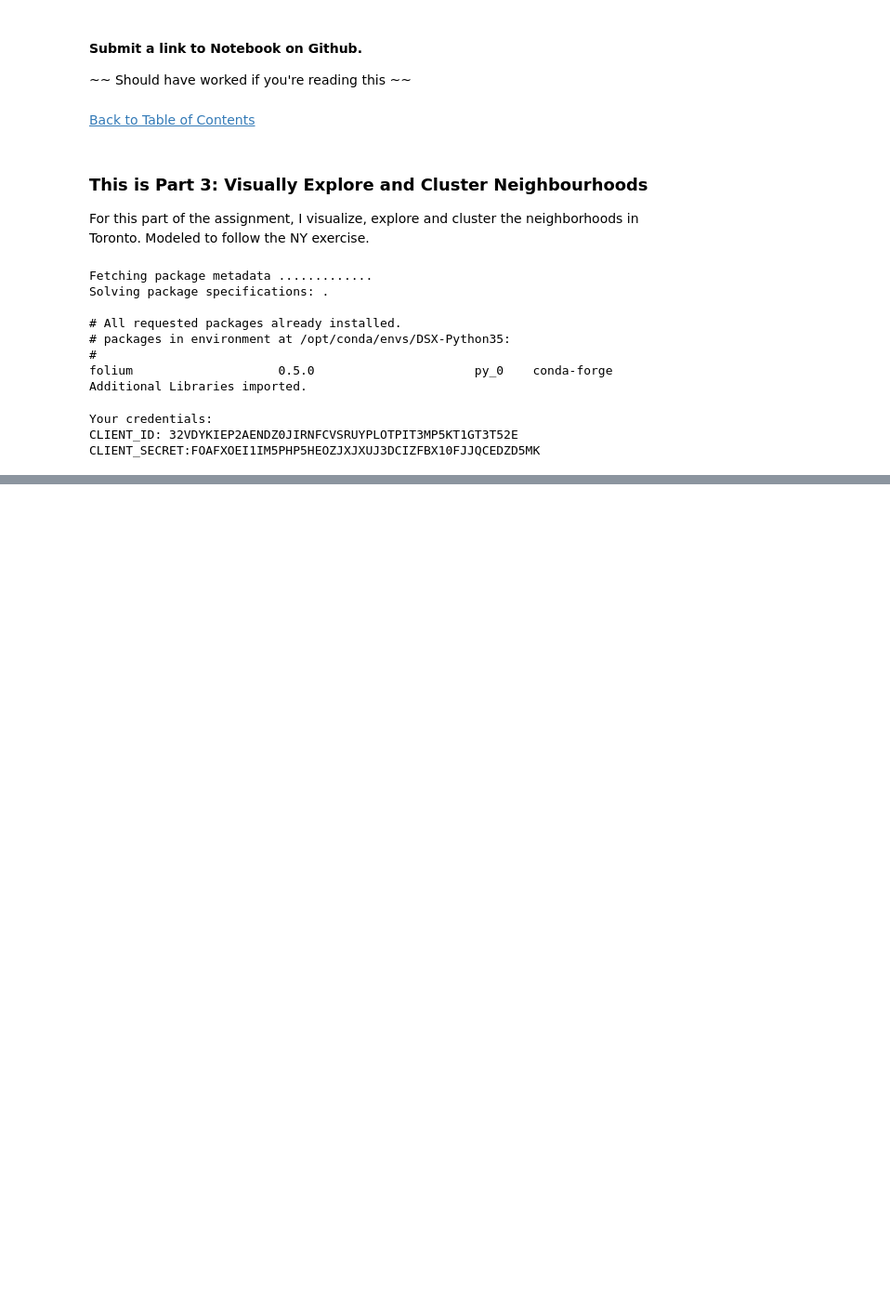
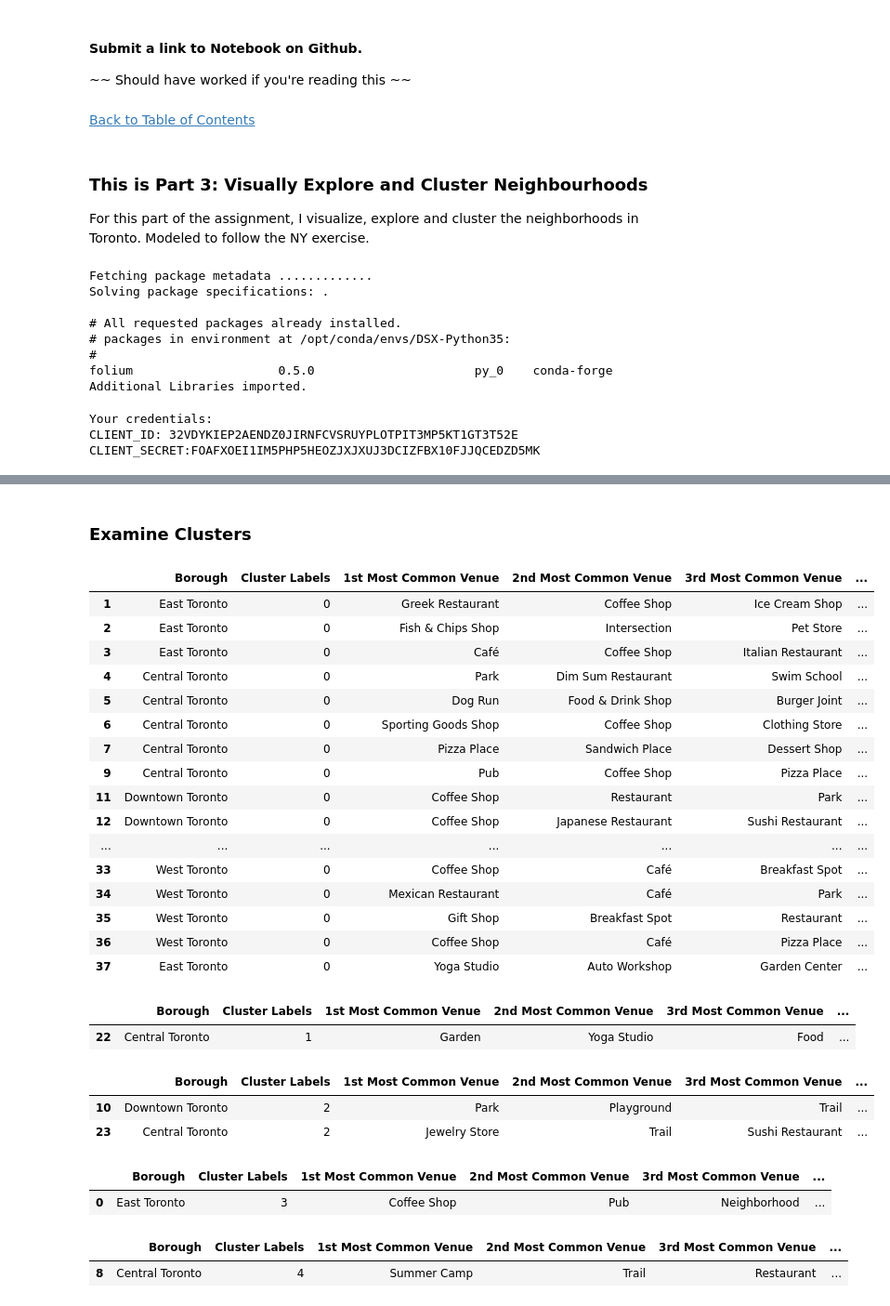
Before and after one commit to TimBrianBrady/Coursera_Capstone, a Jupyter notebook: Coursera - IBM Data Science Capstone - Week 3 - Part 1.ipynb, the cells around one changed output, grey strips where cells are left out. Shown at 93% size. Drawn from its saved outputs; the diff is of its cells as text; code cells hidden in the pictures; blank space fills up the shorter version.

```diff
--- a/Coursera - IBM Data Science Capstone - Week 3 - Part 1.ipynb
+++ b/Coursera - IBM Data Science Capstone - Week 3 - Part 1.ipynb
@@ -343,0 +568,9 @@ def getTorontoVenues(names, latitudes, longitudes, radius=500):
+# %%
+# Put information into new dataframe sorted for easy to digest info
+
+#define function:
+def return_most_common_venues(row, num_top_venues):
+    row_categories = row.iloc[1:]
+    row_categories_sorted = row_categories.sort_values(ascending=False)
+
+    return row_categories_sorted.index.values[0:num_top_venues]
@@ -343,0 +608,11 @@ def getTorontoVenues(names, latitudes, longitudes, radius=500):
+# %%
+# set number of clusters
+kclusters = 5
+
+toronto_grouped_clustering = toronto_grouped.drop("Neighbourhood", 1)
+
+# run k-means clustering
+kmeans = KMeans(n_clusters=kclusters, random_state=0).fit(toronto_grouped_clustering)
+
+# check cluster labels generated for each row in the dataframe
+kmeans.labels_[0:10]
@@ -343,0 +621,12 @@ def getTorontoVenues(names, latitudes, longitudes, radius=500):
+# %%
+# New dataframe with cluster # and top 10 venues for each neighbourhood.
+
+# add clustering labels
+neighbourhoods_venues_sorted.insert(0, 'Cluster Labels', kmeans.labels_)
+
+toronto_merged = toronto_data
+
+# merge toronto_grouped with toronto_data to add latitude/longitude for each neighborhood
+toronto_merged = toronto_merged.join(neighbourhoods_venues_sorted.set_index("Neighbourhood"), on="Neighbourhood")
+
+toronto_merged.head() # check the last columns!
@@ -343,0 +668,48 @@ def getTorontoVenues(names, latitudes, longitudes, radius=500):
+# %% [markdown]
+### Examine Clusters
+# %%
+# Cluster 1
+toronto_merged.loc[toronto_merged['Cluster Labels'] == 0, toronto_merged.columns[[1] + list(range(5, toronto_merged.shape[1]))]]
+# %% [output]
+|  | Borough | Cluster Labels | 1st Most Common Venue | 2nd Most Common Venue | 3rd Most Common Venue | ... |
+| 1 | East Toronto | 0 | Greek Restaurant | Coffee Shop | Ice Cream Shop | ... |
+| 2 | East Toronto | 0 | Fish & Chips Shop | Intersection | Pet Store | ... |
+| 3 | East Toronto | 0 | Café | Coffee Shop | Italian Restaurant | ... |
+| 4 | Central Toronto | 0 | Park | Dim Sum Restaurant | Swim School | ... |
+| 5 | Central Toronto | 0 | Dog Run | Food & Drink Shop | Burger Joint | ... |
+| 6 | Central Toronto | 0 | Sporting Goods Shop | Coffee Shop | Clothing Store | ... |
+| 7 | Central Toronto | 0 | Pizza Place | Sandwich Place | Dessert Shop | ... |
+| 9 | Central Toronto | 0 | Pub | Coffee Shop | Pizza Place | ... |
+| 11 | Downtown Toronto | 0 | Coffee Shop | Restaurant | Park | ... |
+| 12 | Downtown Toronto | 0 | Coffee Shop | Japanese Restaurant | Sushi Restaurant | ... |
+| ... | ... | ... | ... | ... | ... | ... |
+| 33 | West Toronto | 0 | Coffee Shop | Café | Breakfast Spot | ... |
+| 34 | West Toronto | 0 | Mexican Restaurant | Café | Park | ... |
+| 35 | West Toronto | 0 | Gift Shop | Breakfast Spot | Restaurant | ... |
+| 36 | West Toronto | 0 | Coffee Shop | Café | Pizza Place | ... |
+| 37 | East Toronto | 0 | Yoga Studio | Auto Workshop | Garden Center | ... |
+# %%
+# Cluster 2
+toronto_merged.loc[toronto_merged['Cluster Labels'] == 1, toronto_merged.columns[[1] + list(range(5, toronto_merged.shape[1]))]]
+# %% [output]
+|  | Borough | Cluster Labels | 1st Most Common Venue | 2nd Most Common Venue | 3rd Most Common Venue | ... |
+| 22 | Central Toronto | 1 | Garden | Yoga Studio | Food | ... |
+# %%
+# Cluster 3
+toronto_merged.loc[toronto_merged['Cluster Labels'] == 2, toronto_merged.columns[[1] + list(range(5, toronto_merged.shape[1]))]]
+# %% [output]
+|  | Borough | Cluster Labels | 1st Most Common Venue | 2nd Most Common Venue | 3rd Most Common Venue | ... |
+| 10 | Downtown Toronto | 2 | Park | Playground | Trail | ... |
+| 23 | Central Toronto | 2 | Jewelry Store | Trail | Sushi Restaurant | ... |
+# %%
+# Cluster 4
+toronto_merged.loc[toronto_merged['Cluster Labels'] == 3, toronto_merged.columns[[1] + list(range(5, toronto_merged.shape[1]))]]
+# %% [output]
+|  | Borough | Cluster Labels | 1st Most Common Venue | 2nd Most Common Venue | 3rd Most Common Venue | ... |
+| 0 | East Toronto | 3 | Coffee Shop | Pub | Neighborhood | ... |
+# %%
+# Cluster 5
+toronto_merged.loc[toronto_merged['Cluster Labels'] == 4, toronto_merged.columns[[1] + list(range(5, toronto_merged.shape[1]))]]
+# %% [output]
+|  | Borough | Cluster Labels | 1st Most Common Venue | 2nd Most Common Venue | 3rd Most Common Venue | ... |
+| 8 | Central Toronto | 4 | Summer Camp | Trail | Restaurant | ... |
```
Also changed, not shown: parts of 34 cells of this notebook.
